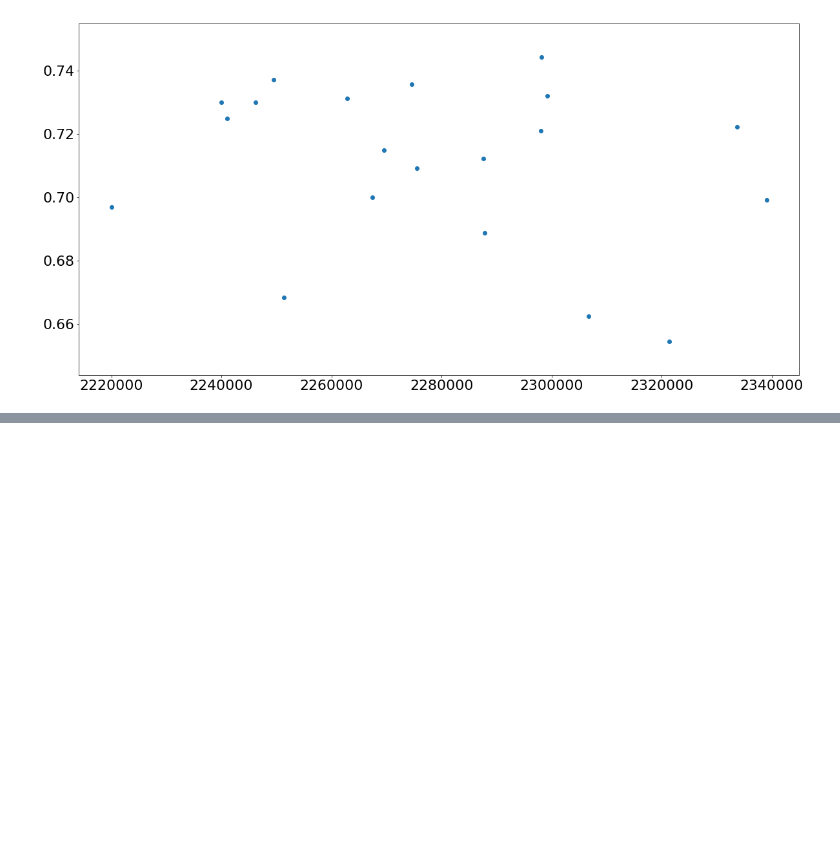
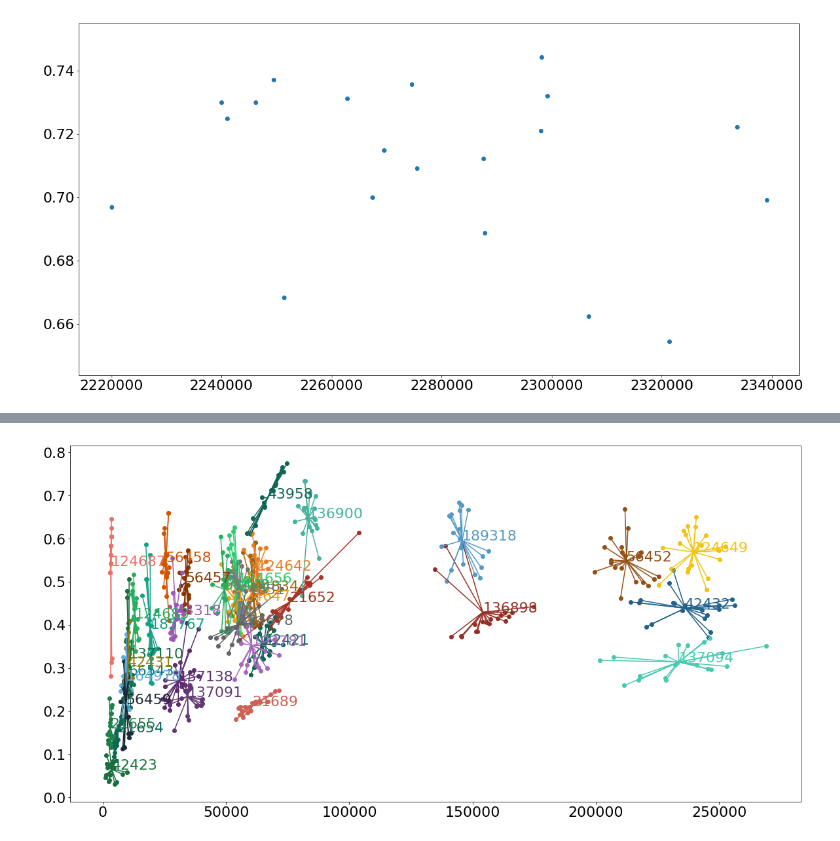
Before and after one commit to chaweewatp/northeastern-work-1, a Jupyter notebook: 5_1_Optimization_finding_objective_values.ipynb, the cells around one changed output, grey strips where cells are left out. Drawn from its saved outputs; the diff is of its cells as text; code cells hidden in the pictures; blank space fills up the shorter version.

```diff
--- a/5_1_Optimization_finding_objective_values.ipynb
+++ b/5_1_Optimization_finding_objective_values.ipynb
@@ -117,0 +145,26 @@ del dict_AMR_avg_cost_LF[42422]
+# %%
+fig, ax = plt.subplots()
+list_color=['#A93226', '#943126', '#633974', '#5B2C6F', '#21618C', '#117864', '#0E6655',
+           '#0E6655', '#196F3D', '#0E6655', '#196F3D', '#1D8348', '#9A7D0A', '#9C640C',
+           '#935116', '#873600', '#D35400', '#E67E22', '#F39C12', '#F1C40F', '#2ECC71',
+           '#27AE60', '#16A085', '#27AE60', '#45B39D', '#48C9B0', '#5DADE2', '#5499C7',
+           '#A569BD', '#9B59B6', '#EC7063', '#CD6155', '#707B7C', '#1C2833', '#626567']
+# print(len(dict_AMR_avg_cost_LF))
+for AMR_id, color in zip(list(dict_AMR_avg_cost_LF.keys()),list_color):
+#     print(AMR_id)
+    x=dict_AMR_avg_cost_LF[AMR_id]['cost']
+    y=dict_AMR_avg_cost_LF[AMR_id]['LF']
+    ax.scatter(x,y,color=color)
+    x_mean=dict_AMR_avg_cost_LF[AMR_id]['avg_cost']
+    y_mean=dict_AMR_avg_cost_LF[AMR_id]['avg_LF']
+    connectpoints(x,y,x_mean,y_mean,color)
+
+x=[ dict_AMR_avg_cost_LF[x]['avg_cost'] for x in dict_AMR_avg_cost_LF]
+y=[ dict_AMR_avg_cost_LF[y]['avg_LF'] for y in dict_AMR_avg_cost_LF]
+name=[x for x in dict_AMR_avg_cost_LF]
+# print(len(name))
+for i, txt in enumerate(name):
+    ax.annotate(txt, (x[i], y[i]),color=list_color[i])
+plt.show()
+# %% [output]
+[figure, added]
```
Also changed, not shown: parts of 9 cells of this notebook, 8 other files.
